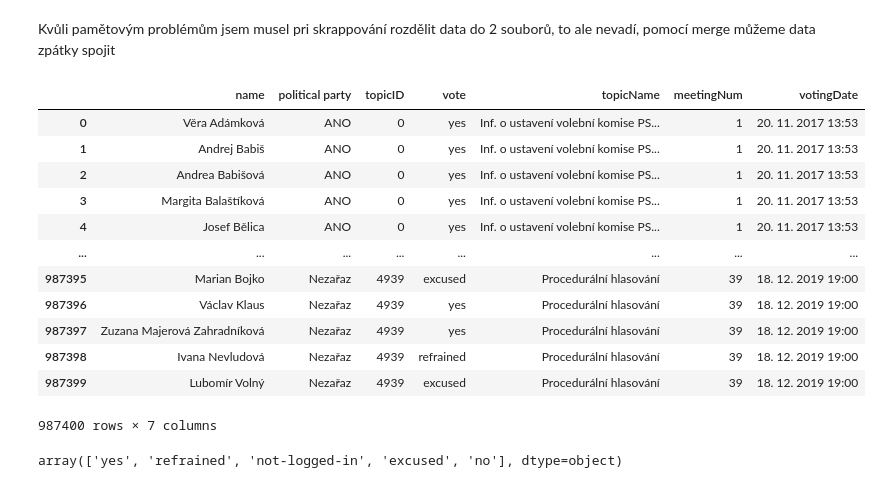
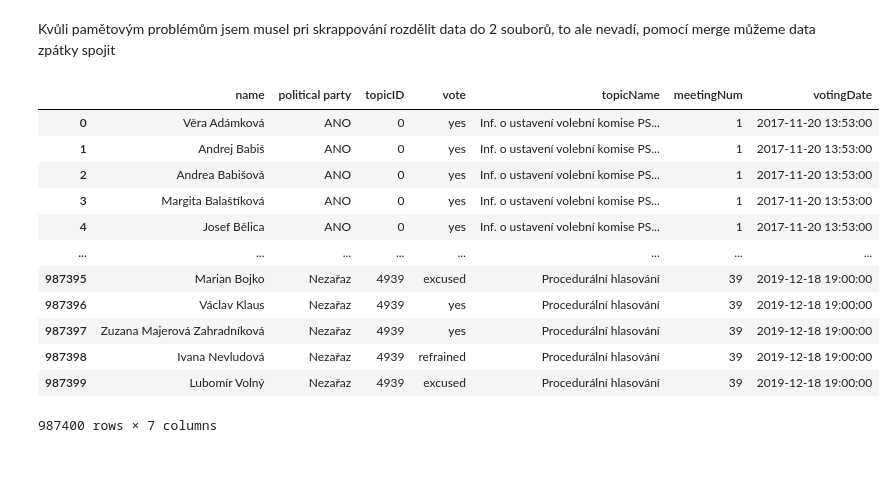
Before and after one commit to xuthang/bi-vzd, a Jupyter notebook: 01/homework_01_B201.ipynb, the cells around one changed output. Saved outputs shown, nothing was run; the diff lists cells and outputs as text; code cells hidden in the pictures.

```diff
--- a/01/homework_01_B201.ipynb
+++ b/01/homework_01_B201.ipynb
@@ -49,6 +49,7 @@ import matplotlib
 matplotlib.style.use('ggplot')
 # %%
 dfMeeting = pd.read_csv("meeting.csv", encoding='windows-1250')
+dfMeeting['votingDate'] = pd.to_datetime(dfMeeting['votingDate'], format='%d. %m. %Y %H:%M')
 dfVote = pd.read_csv("vote.csv", encoding='windows-1250')
 dfMeeting
 # %% [output]
@@ -79,22 +80,21 @@ dfVote obsahuje:
 Kvůli pamětovým problémům jsem musel pri skrappování rozdělit data do 2 souborů, to ale nevadí, pomocí merge můžeme data zpátky spojit
 # %%
 df = dfVote.merge(dfMeeting, on='topicID', how='left', right_index=True)
+typesOfVotes = df['vote'].unique().tolist()
+poslanci = df['name'].unique().tolist()
+parties = df['political party'].unique().tolist()
 df
 # %% [output]
 |  | name | political party | topicID | vote | topicName | meetingNum | votingDate |
-| 0 | Věra Adámková | ANO | 0 | yes | Inf. o ustavení volební komise PS... | 1 | 20. 11. 2017 13:53 |
-| 1 | Andrej Babiš | ANO | 0 | yes | Inf. o ustavení volební komise PS... | 1 | 20. 11. 2017 13:53 |
-| 2 | Andrea Babišová | ANO | 0 | yes | Inf. o ustavení volební komise PS... | 1 | 20. 11. 2017 13:53 |
-| 3 | Margita Balaštíková | ANO | 0 | yes | Inf. o ustavení volební komise PS... | 1 | 20. 11. 2017 13:53 |
-| 4 | Josef Bělica | ANO | 0 | yes | Inf. o ustavení volební komise PS... | 1 | 20. 11. 2017 13:53 |
+| 0 | Věra Adámková | ANO | 0 | yes | Inf. o ustavení volební komise PS... | 1 | 2017-11-20 13:53:00 |
+| 1 | Andrej Babiš | ANO | 0 | yes | Inf. o ustavení volební komise PS... | 1 | 2017-11-20 13:53:00 |
+| 2 | Andrea Babišová | ANO | 0 | yes | Inf. o ustavení volební komise PS... | 1 | 2017-11-20 13:53:00 |
+| 3 | Margita Balaštíková | ANO | 0 | yes | Inf. o ustavení volební komise PS... | 1 | 2017-11-20 13:53:00 |
+| 4 | Josef Bělica | ANO | 0 | yes | Inf. o ustavení volební komise PS... | 1 | 2017-11-20 13:53:00 |
 | ... | ... | ... | ... | ... | ... | ... | ... |
-| 987395 | Marian Bojko | Nezařaz | 4939 | excused | Procedurální hlasování | 39 | 18. 12. 2019 19:00 |
-| 987396 | Václav Klaus | Nezařaz | 4939 | yes | Procedurální hlasování | 39 | 18. 12. 2019 19:00 |
-| 987397 | Zuzana Majerová Zahradníková | Nezařaz | 4939 | yes | Procedurální hlasování | 39 | 18. 12. 2019 19:00 |
-| 987398 | Ivana Nevludová | Nezařaz | 4939 | refrained | Procedurální hlasování | 39 | 18. 12. 2019 19:00 |
-| 987399 | Lubomír Volný | Nezařaz | 4939 | excused | Procedurální hlasování | 39 | 18. 12. 2019 19:00 |
+| 987395 | Marian Bojko | Nezařaz | 4939 | excused | Procedurální hlasování | 39 | 2019-12-18 19:00:00 |
+| 987396 | Václav Klaus | Nezařaz | 4939 | yes | Procedurální hlasování | 39 | 2019-12-18 19:00:00 |
+| 987397 | Zuzana Majerová Zahradníková | Nezařaz | 4939 | yes | Procedurální hlasování | 39 | 2019-12-18 19:00:00 |
+| 987398 | Ivana Nevludová | Nezařaz | 4939 | refrained | Procedurální hlasování | 39 | 2019-12-18 19:00:00 |
+| 987399 | Lubomír Volný | Nezařaz | 4939 | excused | Procedurální hlasování | 39 | 2019-12-18 19:00:00 |
 987400 rows × 7 columns
-# %%
-df['vote'].unique()
-# %% [output]
-array(['yes', 'refrained', 'not-logged-in', 'excused', 'no'], dtype=object)
```
Also changed, not shown: parts of 12 cells of this notebook.
